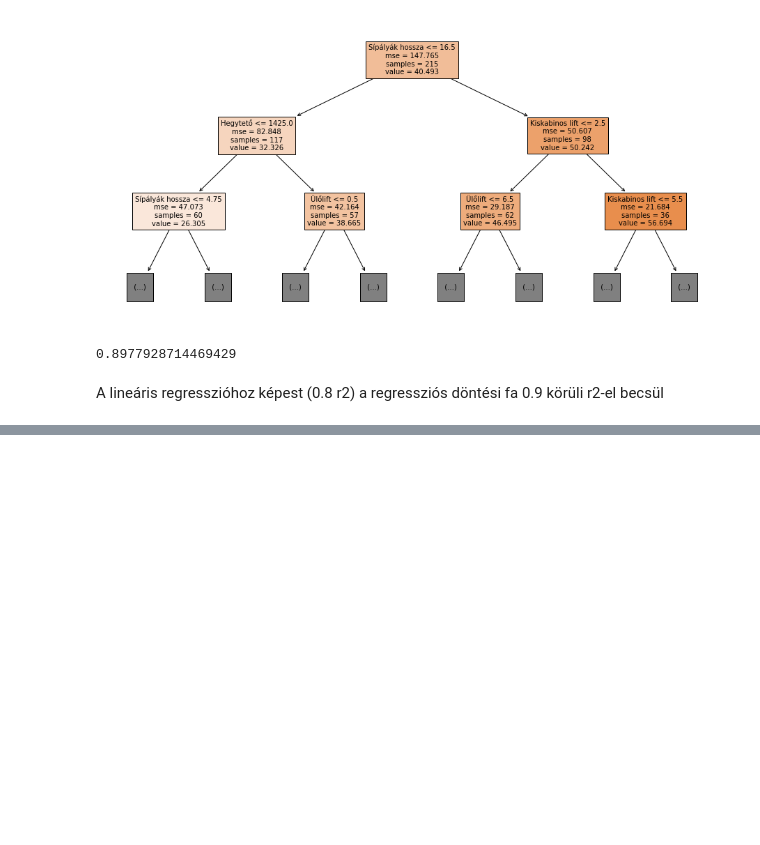
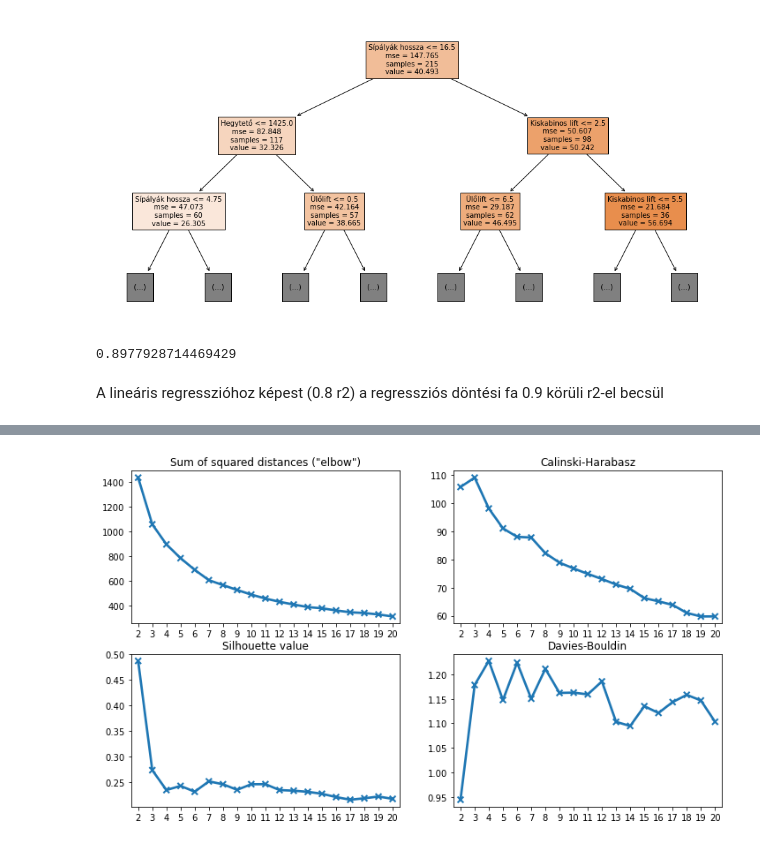
Before and after one commit to kristofrabay/python_practise, a Jupyter notebook: scraping_projects/sielok/analysis.ipynb, the cells around one changed output, grey strips where cells are left out. Cells and saved outputs as stored; diff of their text form; code cells hidden in the pictures; blank space fills up the shorter version.

Commit message:
sielok.hu clustering of austrian ski resorts

```diff
--- a/scraping_projects/sielok/analysis.ipynb
+++ b/scraping_projects/sielok/analysis.ipynb
@@ -235,0 +349,10 @@ yhat[yhat.index.str.contains('Murau')]
+# %%
+df_cluster = data.drop(['Link', 'Régió', 'Szezon eleje', 'Szezon vége', 'Távolság Budapesttől', 'Húzólift', 'Parkoló',
+                        'Piros', 'Kék', 'Fekete', 'Vonat', 'Kombilift', 'Nagykabinos lift'], 1).copy() #'Felnőtt napijegy ára'
+df_cluster.set_index('Síterep', inplace = True)
+# %%
+df_cluster_scaled = return_scaled_dataframe(df_cluster)
+# %%
+clustering_metrics(df_cluster_scaled)
+# %% [output]
+[figure, added]
```
Also changed, not shown: parts of 17 cells of this notebook.
